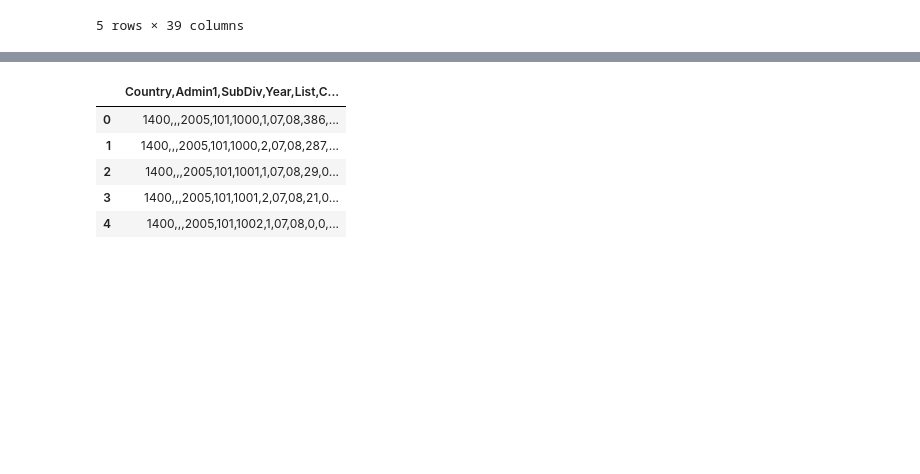
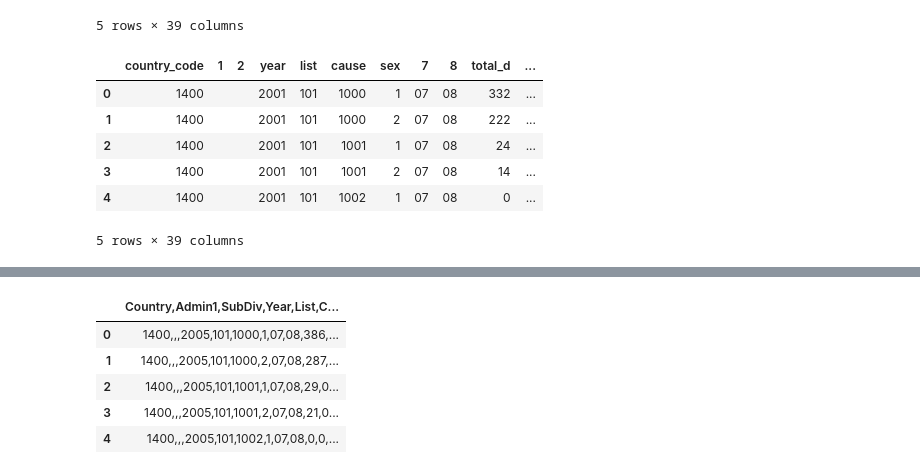
Before and after one commit to EJohnson7/ETL, a Jupyter notebook: Jupyter Notebook and more/data_etl.ipynb, the cells around one changed output, grey strips where cells are left out. Drawn from its saved outputs; the diff is of its cells as text; code cells hidden in the pictures; blank space fills up the shorter version.

```diff
--- a/Jupyter Notebook and more/data_etl.ipynb
+++ b/Jupyter Notebook and more/data_etl.ipynb
@@ -255,3 +298,22 @@ new_mortality10_1_df.sort_values(3,ascending=True).head()
 | 546192 | 2330 |  |  | 1988 | 104 | J849 | 2 | 00 | 01 | 1 | ... | ... |
 | 546191 | 2330 |  |  | 1988 | 104 | J82 | 2 | 00 | 01 | 1 | ... | ... |
 5 rows × 39 columns
+# %%
+# rename columns
+new_mortality10_1_df.rename(columns=
+                         {0:"country_code",
+                          3:"year",
+                          4:"list",
+                          5:"cause",
+                          6:"sex",
+                          9:"total_d"},
+                         inplace = True)
+new_mortality10_1_df.head()
+# %% [output]
+|  | country_code | 1 | 2 | year | list | cause | sex | 7 | 8 | total_d | ... |
+| 0 | 1400 |  |  | 2001 | 101 | 1000 | 1 | 07 | 08 | 332 | ... |
+| 1 | 1400 |  |  | 2001 | 101 | 1000 | 2 | 07 | 08 | 222 | ... |
+| 2 | 1400 |  |  | 2001 | 101 | 1001 | 1 | 07 | 08 | 24 | ... |
+| 3 | 1400 |  |  | 2001 | 101 | 1001 | 2 | 07 | 08 | 14 | ... |
+| 4 | 1400 |  |  | 2001 | 101 | 1002 | 1 | 07 | 08 | 0 | ... |
+5 rows × 39 columns
```
Also changed, not shown: parts of 26 cells of this notebook.
